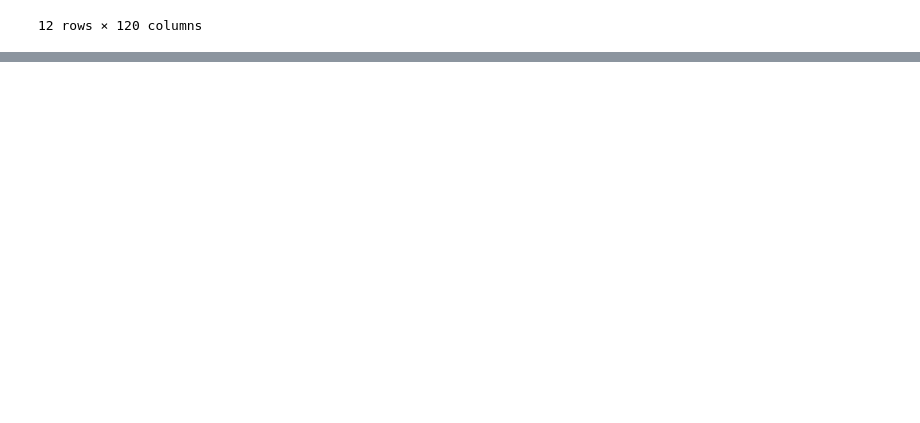
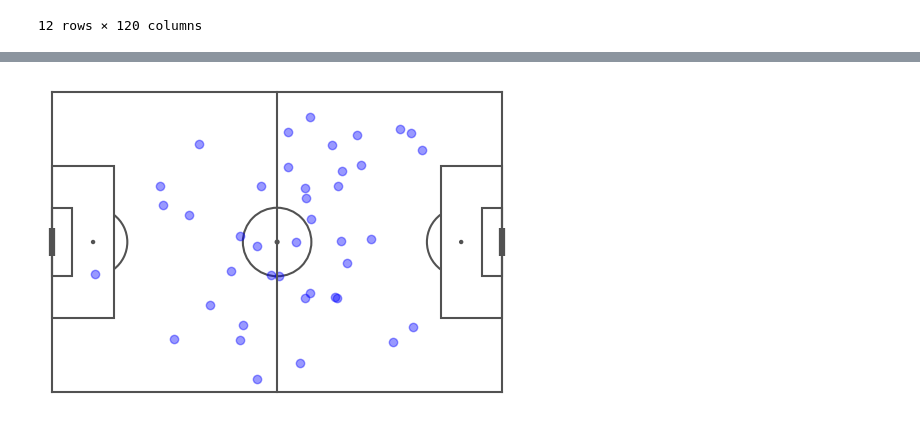
Before and after one commit to georgeball95/football-data, a Jupyter notebook: read_in_data.ipynb, the cells around one changed output, grey strips where cells are left out. Cells and saved outputs as stored; diff of their text form; code cells hidden in the pictures; blank space fills up the shorter version.

```diff
--- a/read_in_data.ipynb
+++ b/read_in_data.ipynb
@@ -218,3 +225,7 @@ plt.savefig(os.path.join('images',
 #     convex hulls
 #     heatmap grids
 #     xg sim (adjust for game state)
+# %%
+passes = final[(final["type_name"] == "Pass")&(final["player_name"] == "Danny Drinkwater")]
+
+passes[['x','y']] = pd.DataFrame(passes.location.tolist(), index=passes.index)
@@ -220,0 +243,22 @@ plt.savefig(os.path.join('images',
+# %%
+def plot_events(df):
+
+    fig,ax = plt.subplots(figsize=(6,4))
+    plt.axis('off')
+    fig.patch.set_facecolor('white')
+
+    drawpitch(ax, hspan = [0, 120], vspan = [80,0],
+                linecolor = '#232323', facecolor = '#e8e8e8', arcs = True, \
+                lw = 1.5, x_offset = [1,1], y_offset = [-1,-1], style_id = 8,
+                grass_cutting = False, measure='SBdata')
+
+    plt.scatter(df['x'],
+                df['y'],
+                alpha=0.4,
+                facecolor='blue')
+
+    plt.show()
+# %%
+plot_events(df=passes)
+# %% [output]
+[figure, added]
```
Also changed, not shown: parts of 6 cells of this notebook.
